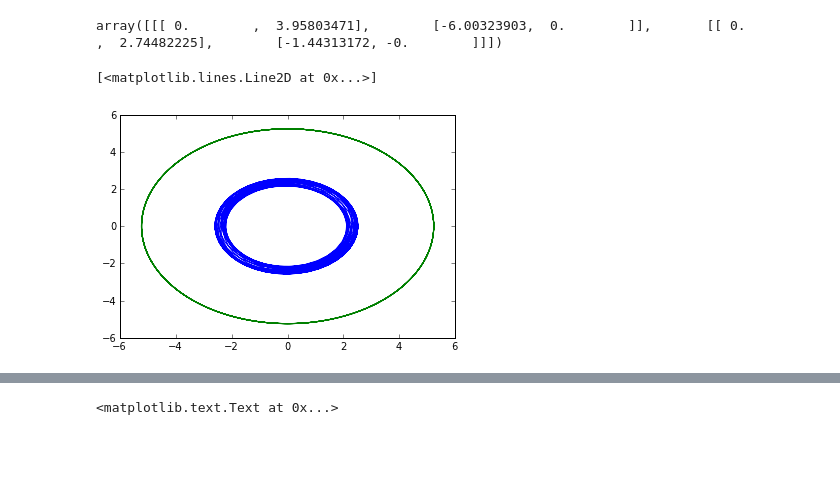
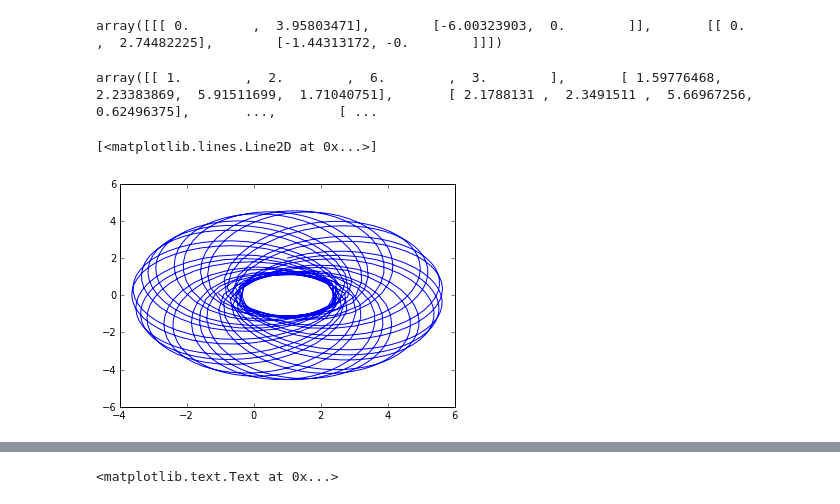
Before and after one commit to shalstvedt/cs477_simulation, a Jupyter notebook: PlanetaryMotion.ipynb, the cells around one changed output, grey strips where cells are left out. Saved outputs shown, nothing was run; the diff lists cells and outputs as text; code cells hidden in the pictures; blank space fills up the shorter version.

```diff
--- a/PlanetaryMotion.ipynb
+++ b/PlanetaryMotion.ipynb
@@ -64,12 +72,14 @@ r = eom_odeint(numpy.append(test[0], test[1]),0)numpy.array([numpy.array([r[0:2]
 # %% [output]
 array([[[ 0.        ,  3.95803471],        [-6.00323903,  0.        ]],       [[ 0.        ,  2.74482225],        [-1.44313172, -0.        ]]])
 # %%
-times = linspace(0.0, 100.0, int(100.0 / 0.1))resn = odeint(eom_odeint,y0,times)
+times = linspace(0.0, 100.0, int(100.0 / 0.1))resn = odeint(eom_2_odeint,y0,times)resn
+# %% [output]
+array([[ 1.        ,  2.        ,  6.        ,  3.        ],       [ 1.59776468,  2.23383869,  5.91511699,  1.71040751],       [ 2.1788131 ,  2.3491511 ,  5.66967256,  0.62496375],       ...,        [ ...
 # %%
-plot([e[0] for e in resn], [e[1] for e in resn])plot([e[4] for e in resn], [e[5] for e in resn])
+plot([e[0] for e in resn], [e[1] for e in resn])#plot([e[4] for e in resn], [e[5] for e in resn])
 # %% [output]
 [<matplotlib.lines.Line2D at 0x...>]
-[figure, old version]
+[figure, new version]
 # %%
 plot([energy_odeint(e) for e in resn])ylabel('energy')
 # %% [output]
```
Also changed, not shown: parts of 6 cells of this notebook.
